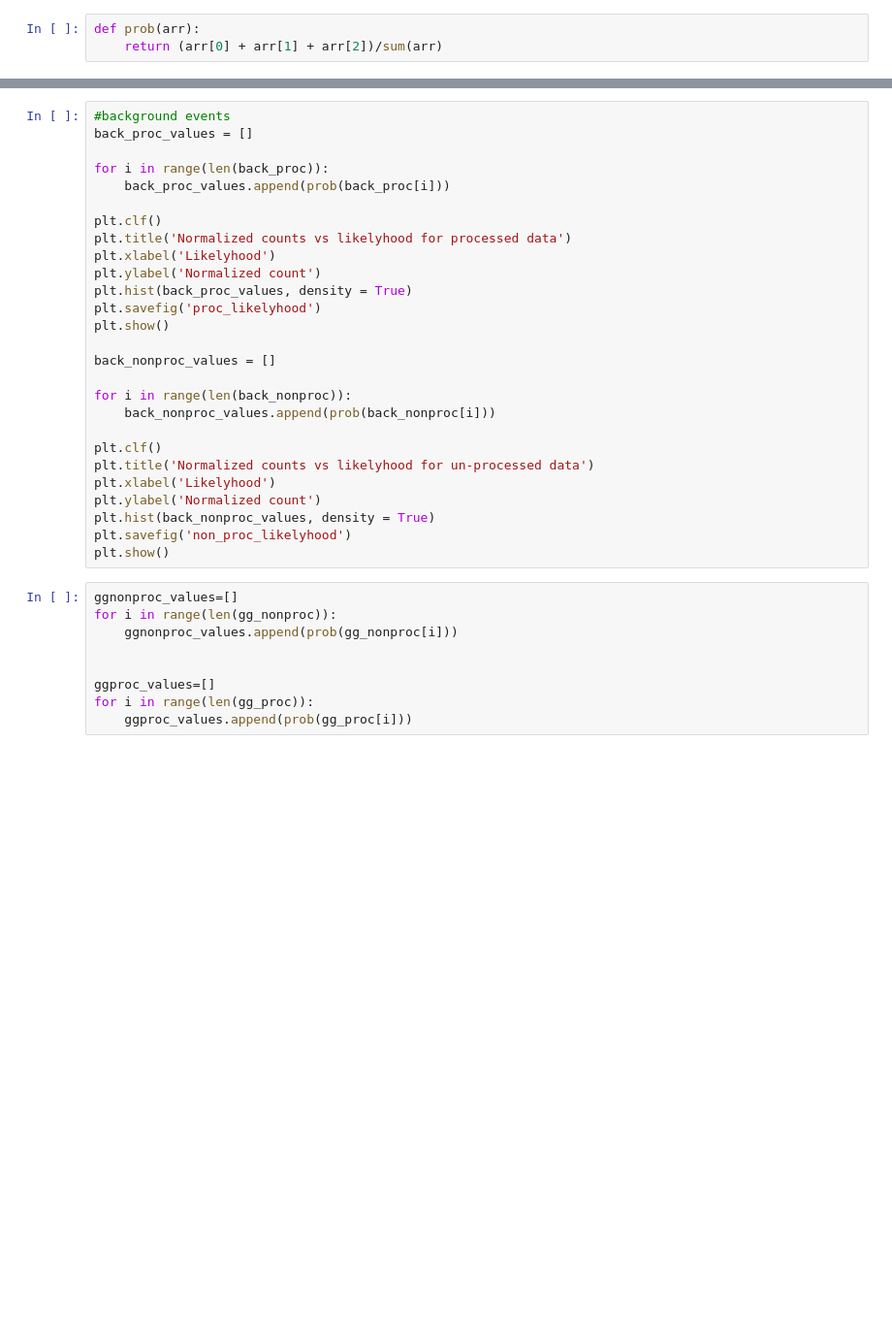
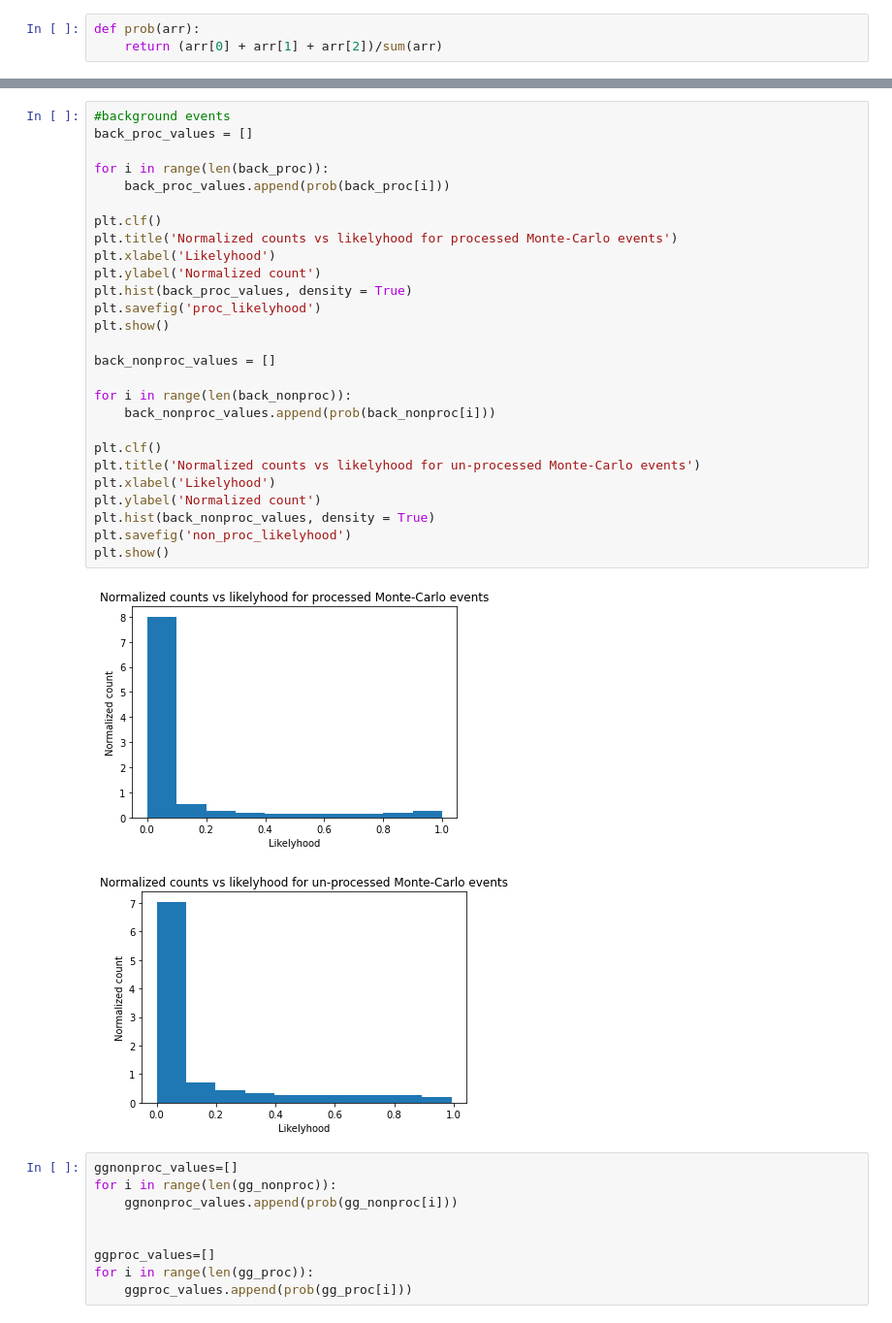
Before and after one commit to dan-bernard/Higgs, a Jupyter notebook: Higgs_rate.ipynb, the cells around one changed output, grey strips where cells are left out. Shown at 97% size. Saved outputs shown, nothing was run; the diff lists cells and outputs as text; blank space fills up the shorter version.

```diff
--- a/Higgs_rate.ipynb
+++ b/Higgs_rate.ipynb
@@ -488,30 +580,33 @@ plt.show()
 # %%
 #background events
 back_proc_values = []
 
 for i in range(len(back_proc)):
     back_proc_values.append(prob(back_proc[i]))
 
 plt.clf()
-plt.title('Normalized counts vs likelyhood for processed data')
+plt.title('Normalized counts vs likelyhood for processed Monte-Carlo events')
 plt.xlabel('Likelyhood')
 plt.ylabel('Normalized count')
 plt.hist(back_proc_values, density = True)
 plt.savefig('proc_likelyhood')
 plt.show()
 
 back_nonproc_values = []
 
 for i in range(len(back_nonproc)):
     back_nonproc_values.append(prob(back_nonproc[i]))
 
 plt.clf()
-plt.title('Normalized counts vs likelyhood for un-processed data')
+plt.title('Normalized counts vs likelyhood for un-processed Monte-Carlo events')
 plt.xlabel('Likelyhood')
 plt.ylabel('Normalized count')
 plt.hist(back_nonproc_values, density = True)
 plt.savefig('non_proc_likelyhood')
 plt.show()
+# %% [output]
+[figure, added]
+[figure, added]
 # %%
 ggnonproc_values=[]
 for i in range(len(gg_nonproc)):
```
Also changed, not shown: parts of 7 cells of this notebook.
